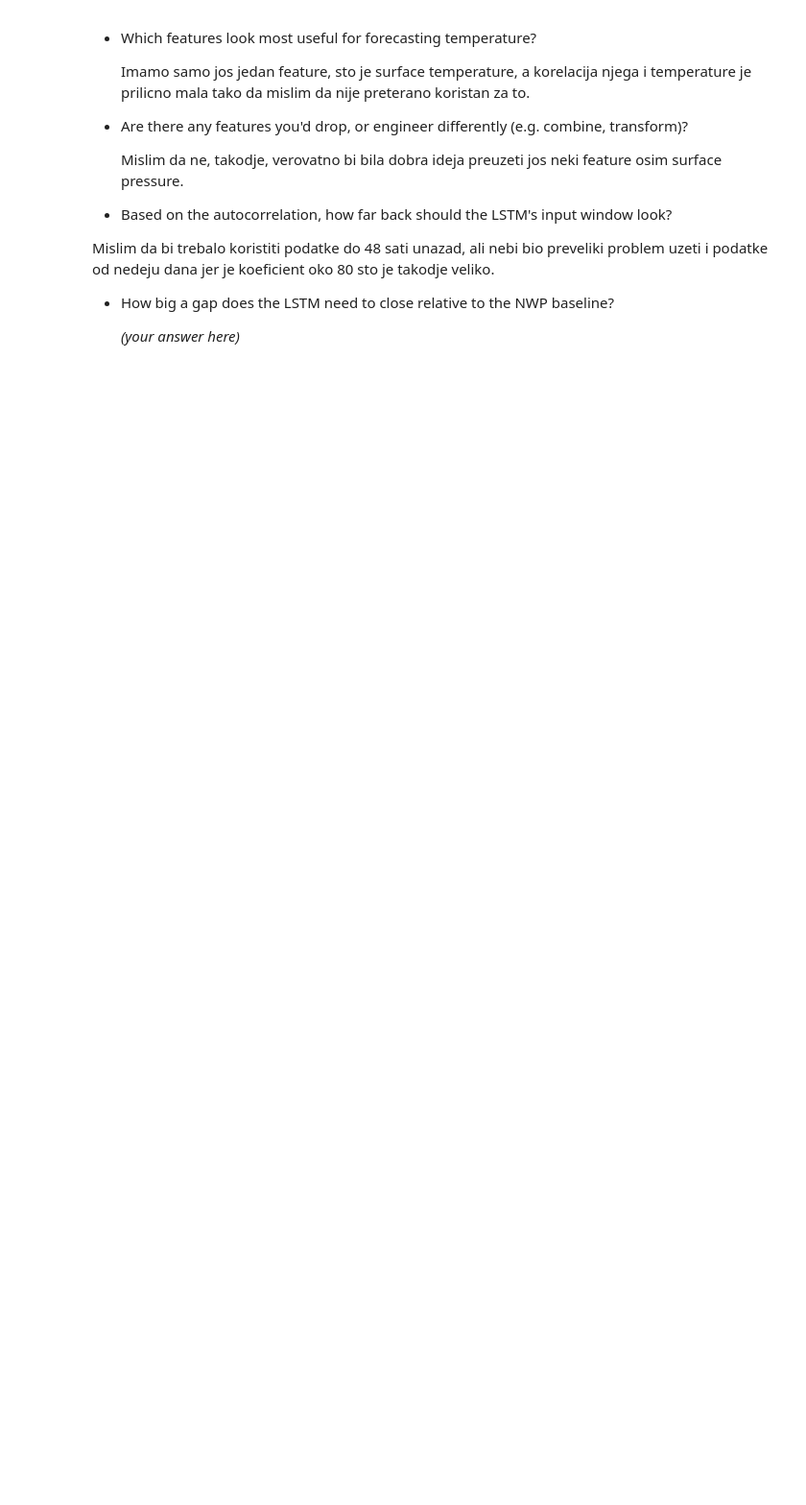
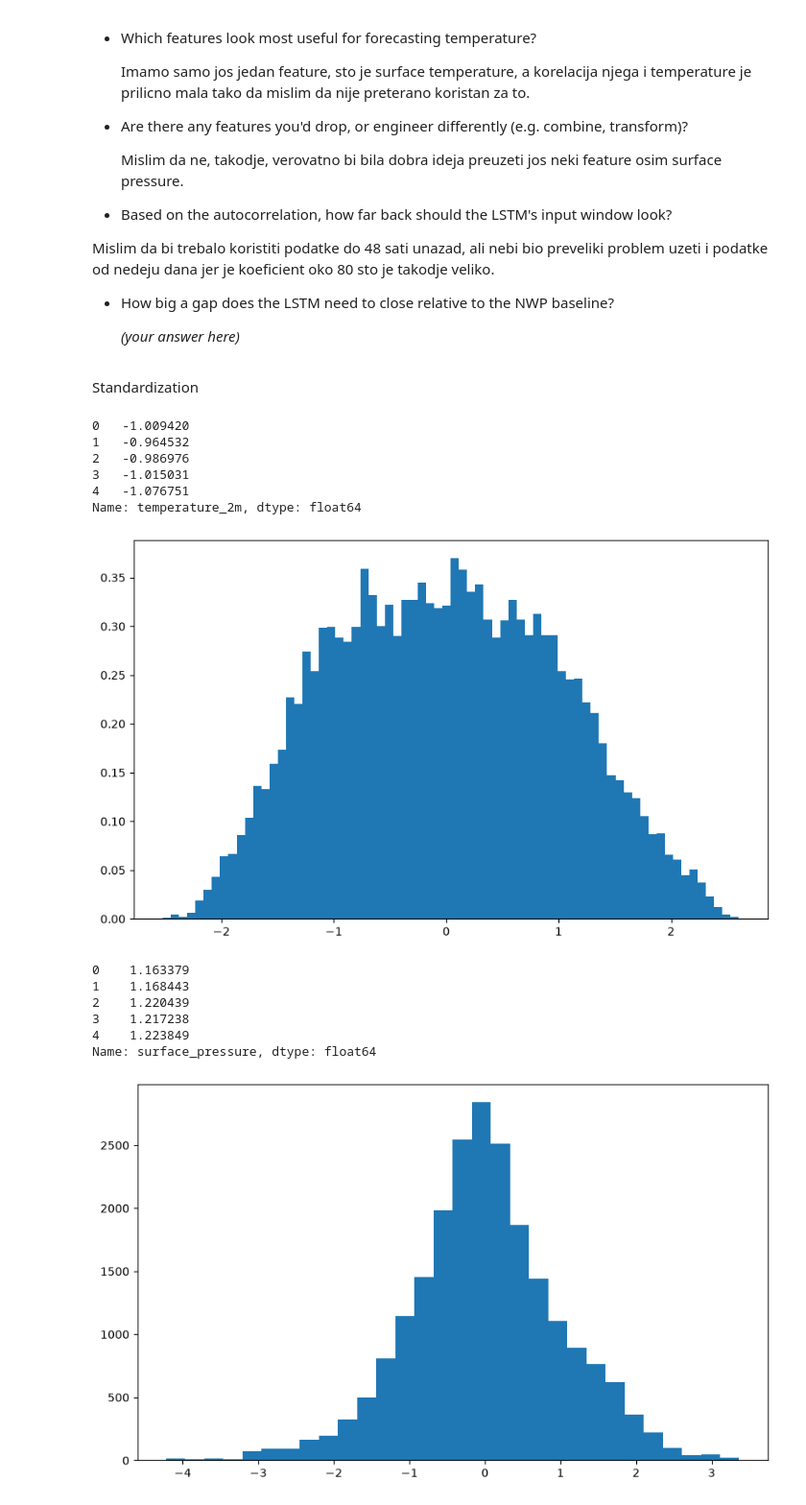
Before and after one commit to matejvu/TemperatureForecasting, a Jupyter notebook: notebooks/feature_exploration.ipynb, the cells around one changed output. Shown at 96% size. Drawn from its saved outputs; the diff is of its cells as text; code cells hidden in the pictures; blank space fills up the shorter version.

```diff
--- a/notebooks/feature_exploration.ipynb
+++ b/notebooks/feature_exploration.ipynb
@@ -435,3 +437,79 @@ Mislim da bi trebalo koristiti podatke do 48 sati unazad, ali nebi bio preveliki
   baseline?
 
   *(your answer here)*
+# %% [markdown]
+Standardization
+# %%
+import scipy.stats as stats
+
+temp = df['temperature_2m']
+sf = df['surface_pressure']
+
+
+temp1 = df['temperature_2m_previous_day1']
+temp3= df['temperature_2m_previous_day3']
+temp5 = df['temperature_2m_previous_day5']
+temp7 = df['temperature_2m_previous_day7']
+
+
+sf1 = df['surface_pressure_previous_day1']
+sf3= df['surface_pressure_previous_day3']
+sf5 = df['surface_pressure_previous_day5']
+sf7= df['surface_pressure_previous_day7']
+
+
+#temp.hist(figsize=(30, 20), bins=30)
+
+#srednja vrednost i standardna devijacija
+mu = temp.mean()
+sigma = temp.std()
+
+musf= sf.mean()
+sigmasf= sf.std()
+
+def standardizacija1(x):
+    mu=x.mean()
+    sigma=x.std()
+    x=(x-mu)/sigma
+    print(x.head())
+    return x
+
+
+def standardizacija(x, mu, sigma):
+    x=(x-mu)/sigma
+    print(x.head())
+    return x
+
+
+standtemp=standardizacija(temp,mu,sigma)
+#print(standtemp.head())
+#standtemp.hist(figsize=(30, 20), bins=30)
+
+#standtemp.hist(figsize=(30, 20), bins=30)
+
+plt.figure(figsize=(10, 6))
+plt.hist(standtemp, bins=70, density=True)
+plt.show()
+
+
+standsf=standardizacija(sf,musf,sigmasf)
+#standsf.hist(figsize=(30, 20), bins=30)
+
+plt.figure(figsize=(10, 6))
+plt.hist(standsf, bins=30)
+plt.show()
+# %% [output]
+0   -1.009420
+1   -0.964532
+2   -0.986976
+3   -1.015031
+4   -1.076751
+Name: temperature_2m, dtype: float64
+[figure, added]
+0    1.163379
+1    1.168443
+2    1.220439
+3    1.217238
+4    1.223849
+Name: surface_pressure, dtype: float64
+[figure, added]
```
Also changed, not shown: parts of 3 cells of this notebook.
